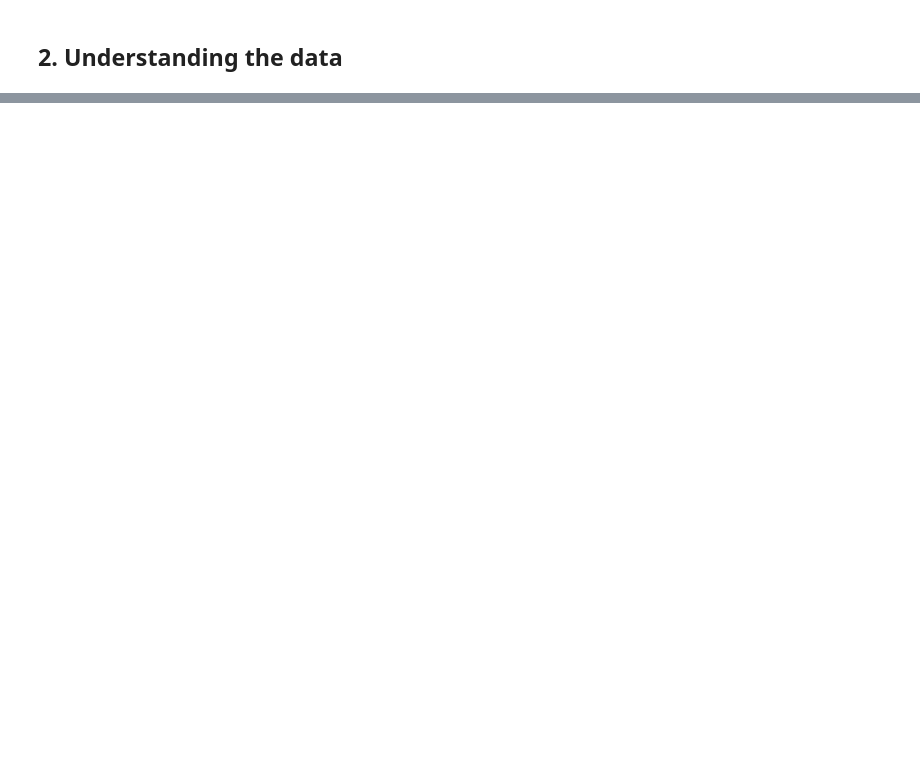
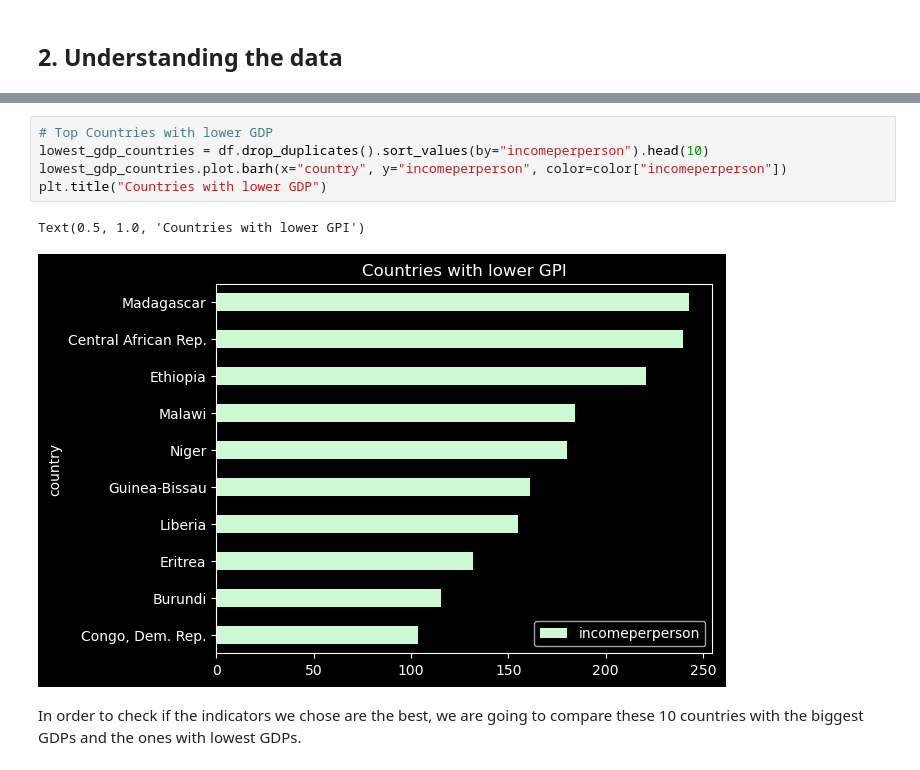
Before and after one commit to bsgarciac/gdp-understanding-linear-regression, a Jupyter notebook: analysis.ipynb, the cells around one changed output, grey strips where cells are left out. Cells and saved outputs as stored; diff of their text form; blank space fills up the shorter version.

```diff
--- a/analysis.ipynb
+++ b/analysis.ipynb
@@ -410,0 +104,10 @@ A complete report can be found on the presentation in this repository
+# %%
+# Top Countries with lower GDP
+lowest_gdp_countries = df.drop_duplicates().sort_values(by="incomeperperson").head(10)
+lowest_gdp_countries.plot.barh(x="country", y="incomeperperson", color=color["incomeperperson"])
+plt.title("Countries with lower GDP")
+# %% [output]
+Text(0.5, 1.0, 'Countries with lower GPI')
+[figure, added]
+# %% [markdown]
+In order to check if the indicators we chose are the best, we are going to compare these 10 countries with the biggest GDPs and the ones with lowest GDPs.
```
Also changed, not shown: parts of 120 cells of this notebook, 6 other files.
